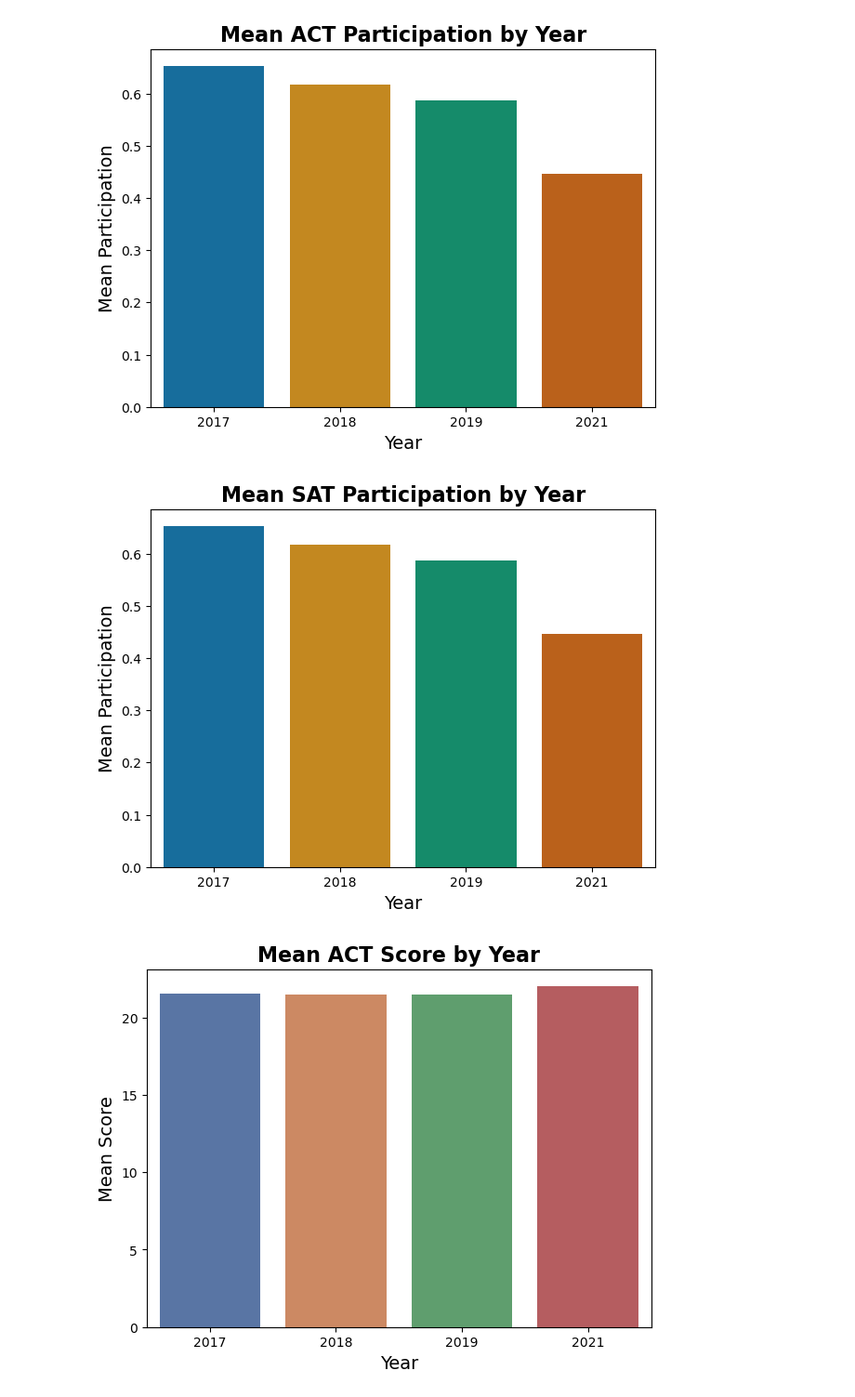
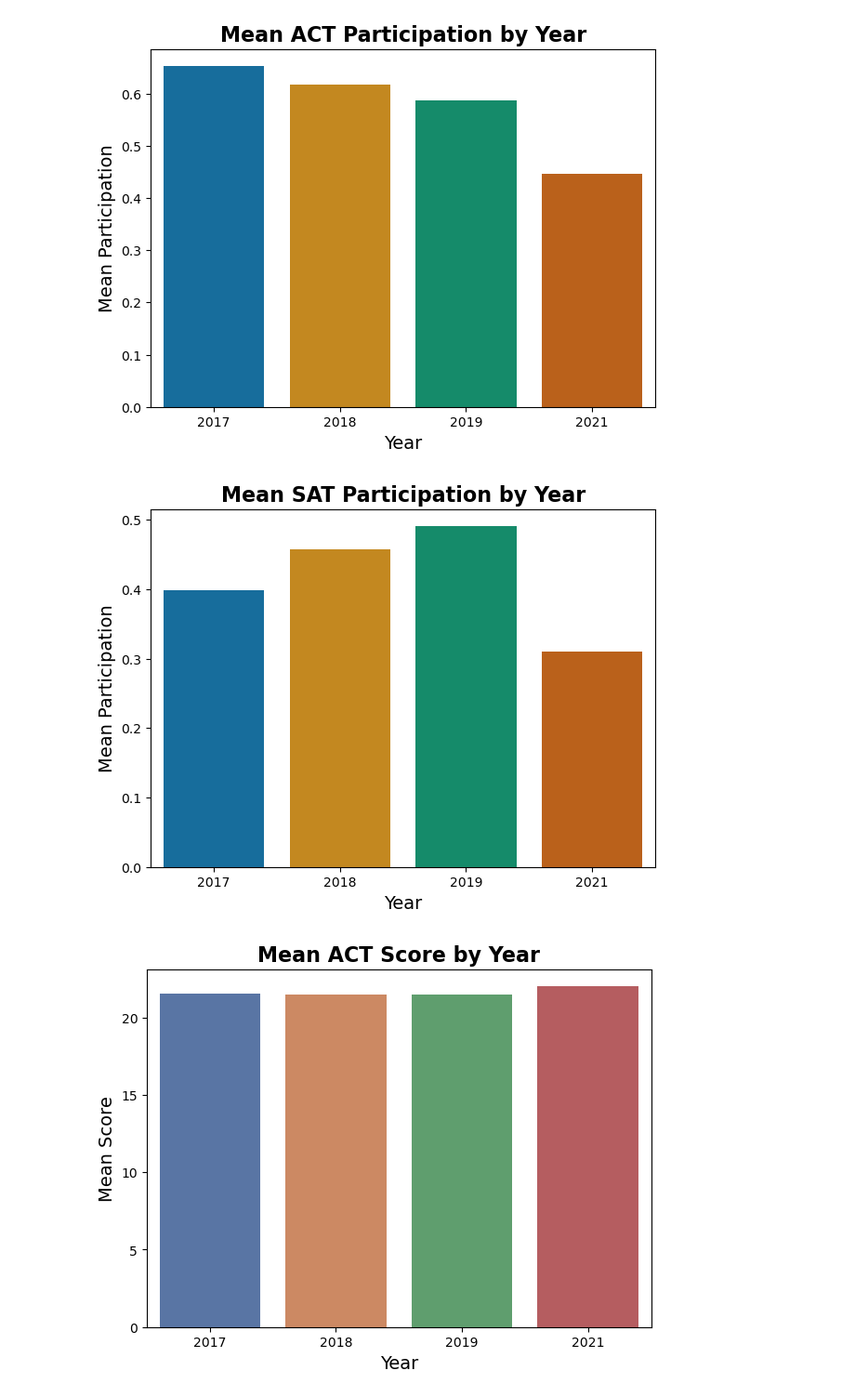
Before and after one commit to argishtiovsepyan/Standardized_Test_Analysis, a Jupyter notebook: code/argishti_project_1.ipynb, the cells around one changed output. Shown: that part at 93% size. Drawn from its saved outputs; the diff is of its cells as text; code cells hidden in the pictures.

```diff
--- a/code/argishti_project_1.ipynb
+++ b/code/argishti_project_1.ipynb
@@ -812,14 +812,14 @@ plt.show()
 # %%
 sat_part_national = {'Year': ['2017', '2018', '2019', '2021'],'Mean Participation': [mean_sat['2017_participation'],mean_sat['2018_participation'],mean_sat['2019_participation'],mean_sat['2021_participation']]}
 
 plt.figure(figsize=(7, 5))
-sns.barplot(x='Year', y='Mean Participation', data = act_part_data, palette = 'colorblind')
+sns.barplot(x='Year', y='Mean Participation', data = sat_part_data, palette = 'colorblind')
 plt.xlabel('Year', fontsize=14)
 plt.ylabel('Mean Participation', fontsize=14)
 plt.title('Mean SAT Participation by Year', fontweight="bold", fontsize=16)
 plt.show()
 # %% [output]
-[figure, old version]
+[figure, new version]
 # %%
 act_score_national = {'Year': ['2017', '2018', '2019', '2021'],'Mean Score': [mean_act['2017_score'],mean_act['2018_score'],mean_act['2019_score'],mean_act['2021_score']]}
 
```
